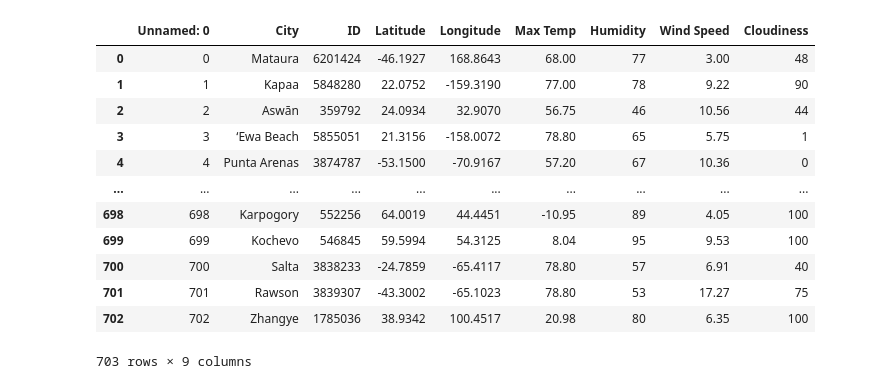
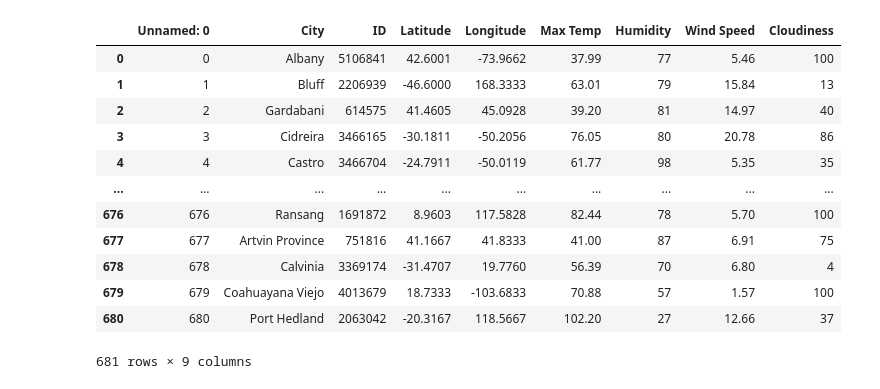
Before and after one commit to Yanwho/python-api-challenge, a Jupyter notebook: VacationPy/VacationPy.ipynb, the cells around one changed output. Drawn from its saved outputs; the diff is of its cells as text; code cells hidden in the pictures.

```diff
--- a/VacationPy/VacationPy.ipynb
+++ b/VacationPy/VacationPy.ipynb
@@ -10,20 +11,20 @@ import matplotlib.pyplot as plt
 # %%
-results_df = pd.read_csv("../results.csv")
+results_df = pd.read_csv("../WeatherPy/results.csv")
 results_df
 # %% [output]
 |  | Unnamed: 0 | City | ID | Latitude | Longitude | Max Temp | Humidity | Wind Speed | Cloudiness |
-| 0 | 0 | Mataura | 6201424 | -46.1927 | 168.8643 | 68.00 | 77 | 3.00 | 48 |
-| 1 | 1 | Kapaa | 5848280 | 22.0752 | -159.3190 | 77.00 | 78 | 9.22 | 90 |
-| 2 | 2 | Aswān | 359792 | 24.0934 | 32.9070 | 56.75 | 46 | 10.56 | 44 |
-| 3 | 3 | ‘Ewa Beach | 5855051 | 21.3156 | -158.0072 | 78.80 | 65 | 5.75 | 1 |
-| 4 | 4 | Punta Arenas | 3874787 | -53.1500 | -70.9167 | 57.20 | 67 | 10.36 | 0 |
+| 0 | 0 | Albany | 5106841 | 42.6001 | -73.9662 | 37.99 | 77 | 5.46 | 100 |
+| 1 | 1 | Bluff | 2206939 | -46.6000 | 168.3333 | 63.01 | 79 | 15.84 | 13 |
+| 2 | 2 | Gardabani | 614575 | 41.4605 | 45.0928 | 39.20 | 81 | 14.97 | 40 |
+| 3 | 3 | Cidreira | 3466165 | -30.1811 | -50.2056 | 76.05 | 80 | 20.78 | 86 |
+| 4 | 4 | Castro | 3466704 | -24.7911 | -50.0119 | 61.77 | 98 | 5.35 | 35 |
 | ... | ... | ... | ... | ... | ... | ... | ... | ... | ... |
-| 698 | 698 | Karpogory | 552256 | 64.0019 | 44.4451 | -10.95 | 89 | 4.05 | 100 |
-| 699 | 699 | Kochevo | 546845 | 59.5994 | 54.3125 | 8.04 | 95 | 9.53 | 100 |
-| 700 | 700 | Salta | 3838233 | -24.7859 | -65.4117 | 78.80 | 57 | 6.91 | 40 |
-| 701 | 701 | Rawson | 3839307 | -43.3002 | -65.1023 | 78.80 | 53 | 17.27 | 75 |
-| 702 | 702 | Zhangye | 1785036 | 38.9342 | 100.4517 | 20.98 | 80 | 6.35 | 100 |
+| 676 | 676 | Ransang | 1691872 | 8.9603 | 117.5828 | 82.44 | 78 | 5.70 | 100 |
+| 677 | 677 | Artvin Province | 751816 | 41.1667 | 41.8333 | 41.00 | 87 | 6.91 | 75 |
+| 678 | 678 | Calvinia | 3369174 | -31.4707 | 19.7760 | 56.39 | 70 | 6.80 | 4 |
+| 679 | 679 | Coahuayana Viejo | 4013679 | 18.7333 | -103.6833 | 70.88 | 57 | 1.57 | 100 |
+| 680 | 680 | Port Hedland | 2063042 | -20.3167 | 118.5667 | 102.20 | 27 | 12.66 | 37 |
-703 rows × 9 columns
+681 rows × 9 columns
 # %%
 results_df_filtered = results_df[(results_df["Max Temp"] <80) & (results_df["Max Temp"] >70) & (results_df["Wind Speed"] <10) & (results_df["Cloudiness"] == 0)]
 results_df_filtered
```
Also changed, not shown: parts of 8 cells of this notebook, 21 other files.
